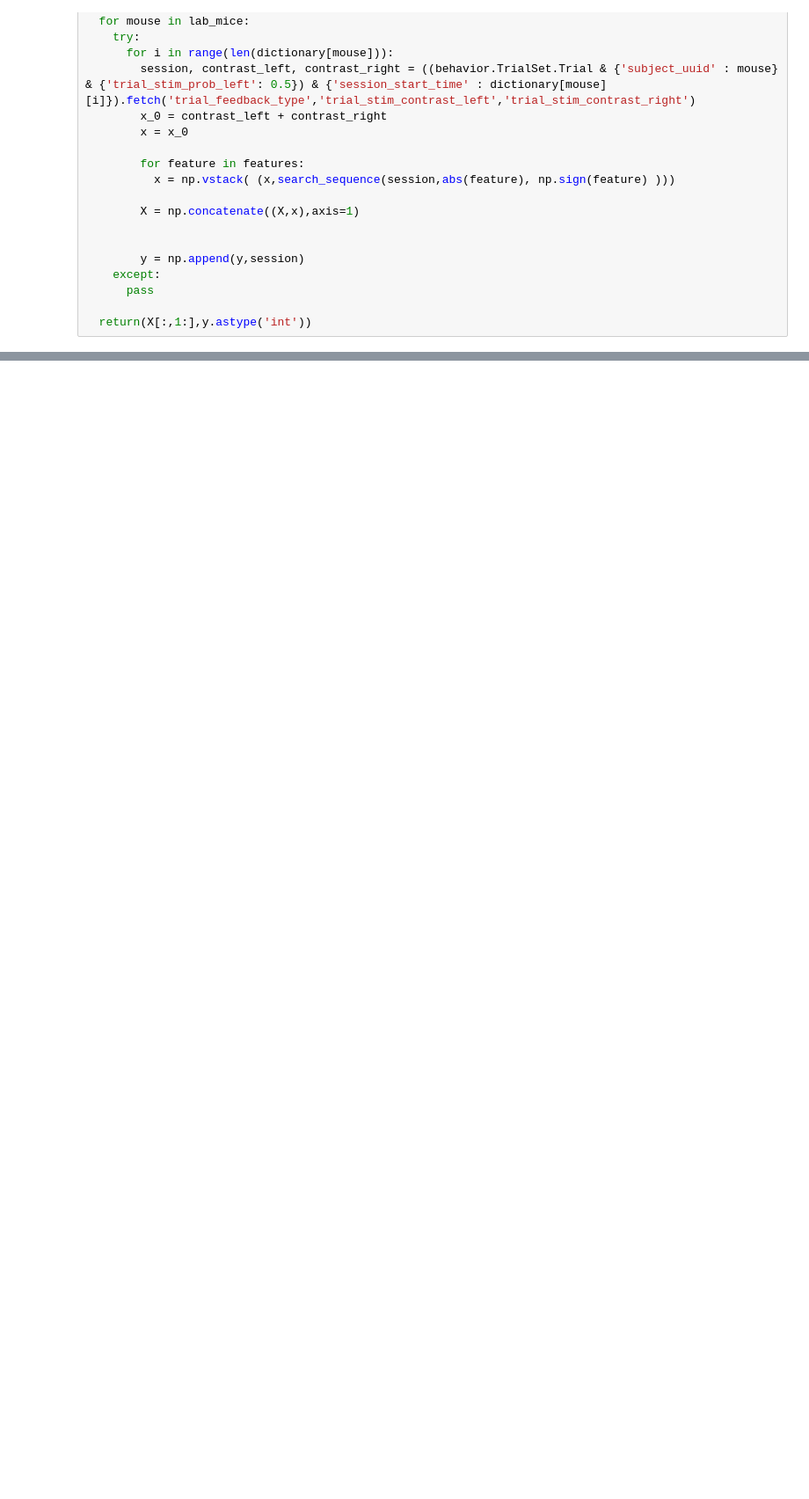
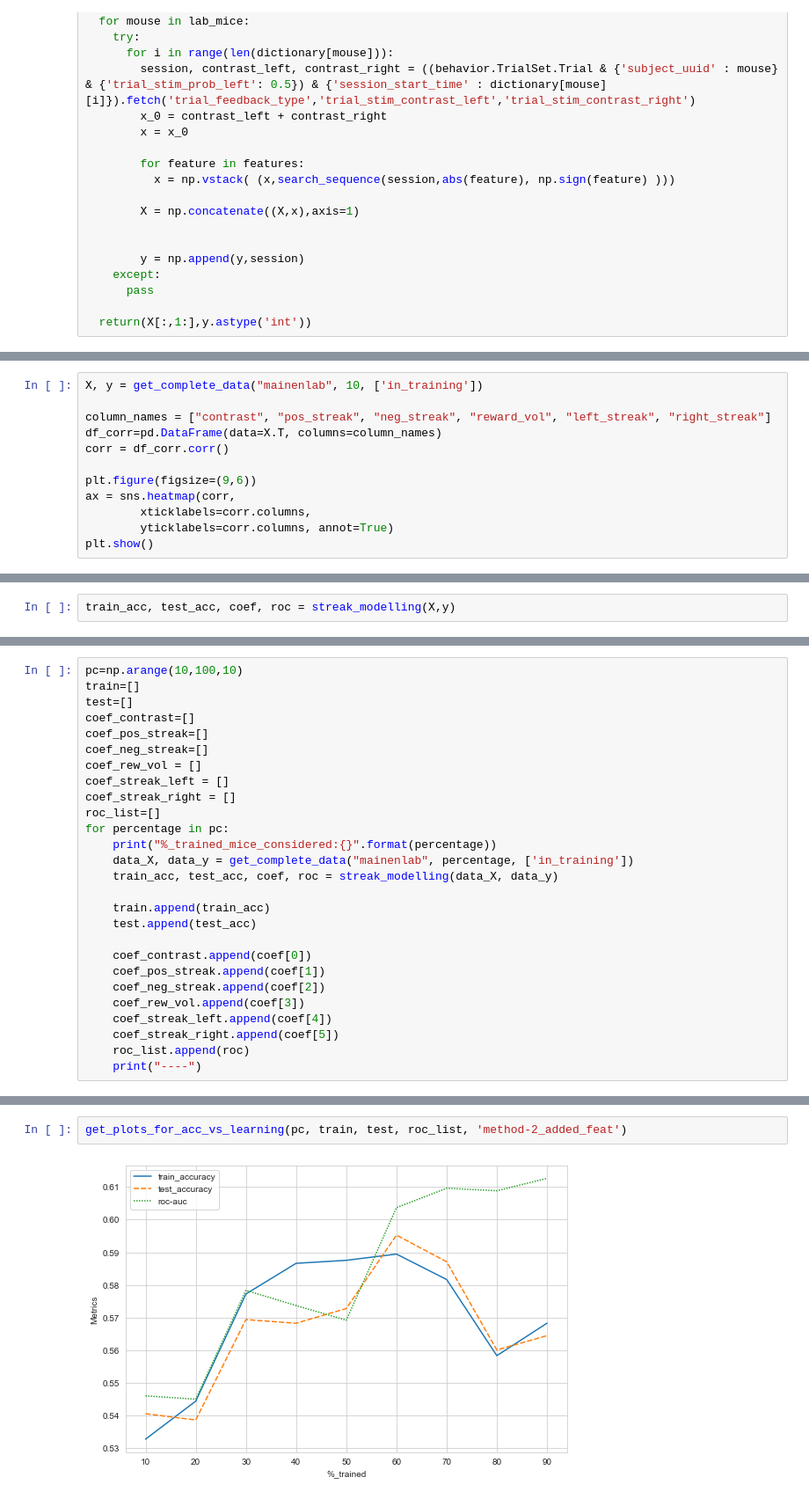
Before and after one commit to shayan823/reward_related_society, a Jupyter notebook: better_data.ipynb, the cells around one changed output, grey strips where cells are left out. Shown at 88% size. Drawn from its saved outputs; the diff is of its cells as text; blank space fills up the shorter version.

Commit message:
updated with method-2 with extra features

```diff
--- a/better_data.ipynb
+++ b/better_data.ipynb
@@ -206,0 +263,12 @@ a,b = get_complete_data("mainenlab", 50,['trained_1a','trained_1b'])
+# %%
+X, y = get_complete_data("mainenlab", 10, ['in_training'])
+
+column_names = ["contrast", "pos_streak", "neg_streak", "reward_vol", "left_streak", "right_streak"]
+df_corr=pd.DataFrame(data=X.T, columns=column_names)
+corr = df_corr.corr()
+
+plt.figure(figsize=(9,6))
+ax = sns.heatmap(corr,
+        xticklabels=corr.columns,
+        yticklabels=corr.columns, annot=True)
+plt.show()
@@ -206,0 +277,2 @@ a,b = get_complete_data("mainenlab", 50,['trained_1a','trained_1b'])
+# %%
+train_acc, test_acc, coef, roc = streak_modelling(X,y)
@@ -206,0 +285,27 @@ a,b = get_complete_data("mainenlab", 50,['trained_1a','trained_1b'])
+# %%
+pc=np.arange(10,100,10)
+train=[]
+test=[]
+coef_contrast=[]
+coef_pos_streak=[]
+coef_neg_streak=[]
+coef_rew_vol = []
+coef_streak_left = []
+coef_streak_right = []
+roc_list=[]
+for percentage in pc:
+    print("%_trained_mice_considered:{}".format(percentage))
+    data_X, data_y = get_complete_data("mainenlab", percentage, ['in_training'])
+    train_acc, test_acc, coef, roc = streak_modelling(data_X, data_y)
+
+    train.append(train_acc)
+    test.append(test_acc)
+
+    coef_contrast.append(coef[0])
+    coef_pos_streak.append(coef[1])
+    coef_neg_streak.append(coef[2])
+    coef_rew_vol.append(coef[3])
+    coef_streak_left.append(coef[4])
+    coef_streak_right.append(coef[5])
+    roc_list.append(roc)
+    print("----")
@@ -206,0 +330,4 @@ a,b = get_complete_data("mainenlab", 50,['trained_1a','trained_1b'])
+# %%
+get_plots_for_acc_vs_learning(pc, train, test, roc_list, 'method-2_added_feat')
+# %% [output]
+[figure, added]
```
Also changed, not shown: parts of 10 cells of this notebook.
